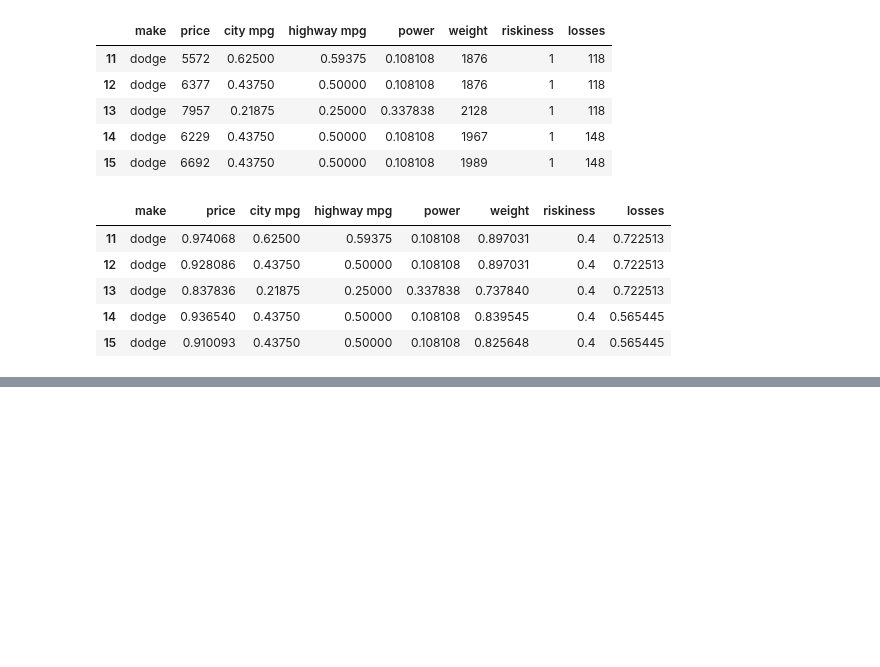
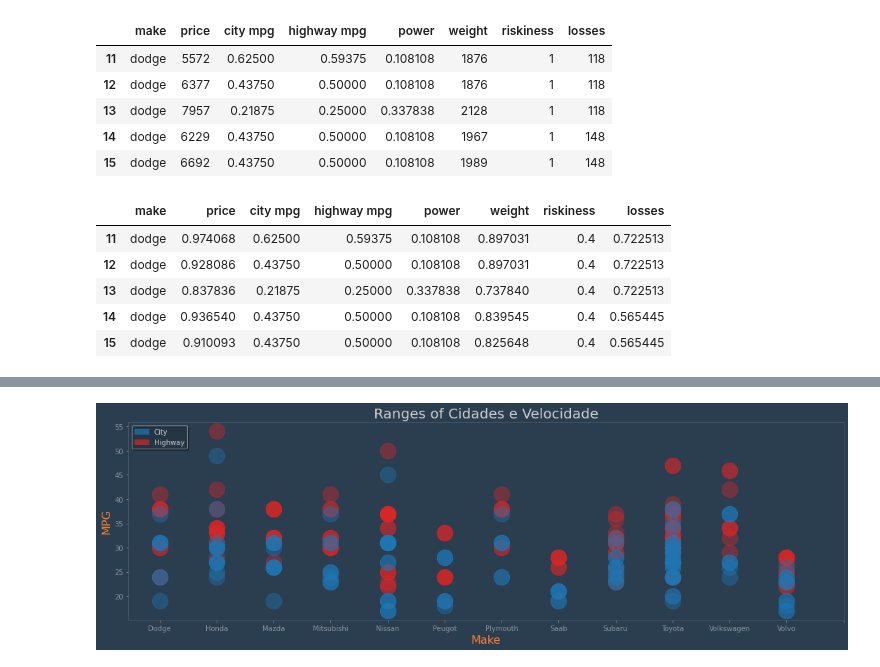
Before and after one commit to michelaap/notebooks, a Jupyter notebook: matplotlib.ipynb, the cells around one changed output, grey strips where cells are left out. Saved outputs shown, nothing was run; the diff lists cells and outputs as text; code cells hidden in the pictures; blank space fills up the shorter version.

```diff
--- a/matplotlib.ipynb
+++ b/matplotlib.ipynb
@@ -172,0 +193,7 @@ dados_normalizados.head()
+# %%
+figure = plt.figure(figsize=(15, 5))
+mpg_gs = mpl.gridspec.GridSpec(1, 1)
+mpg_axes = gera_plot.make_autos_mpg_plot(figure, mpg_gs, dados)
+plt.show()
+# %% [output]
+[figure, added]
```
Also changed, not shown: parts of 11 cells of this notebook, 2 other files.
